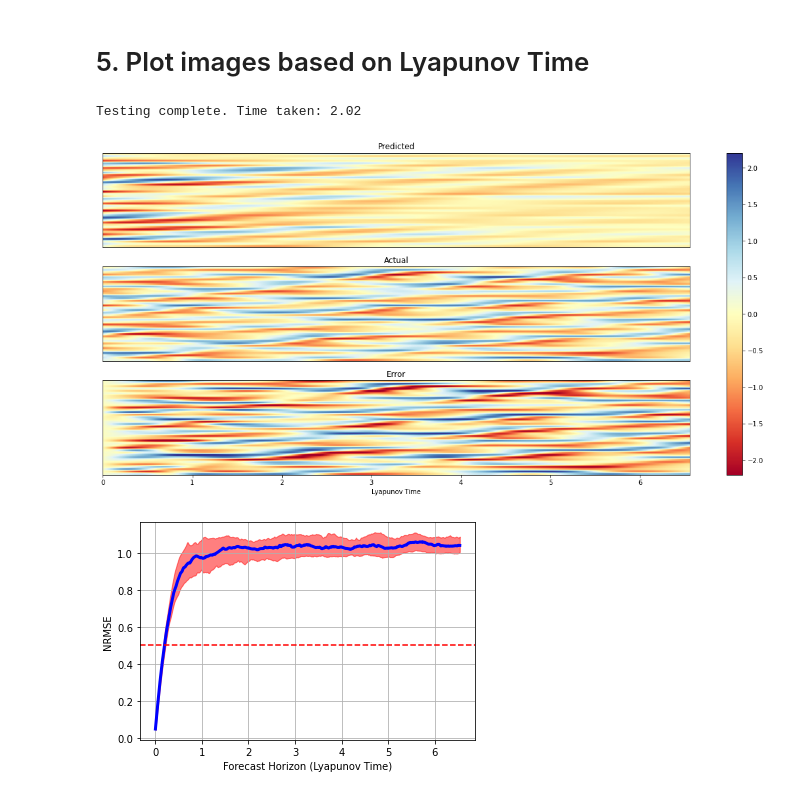
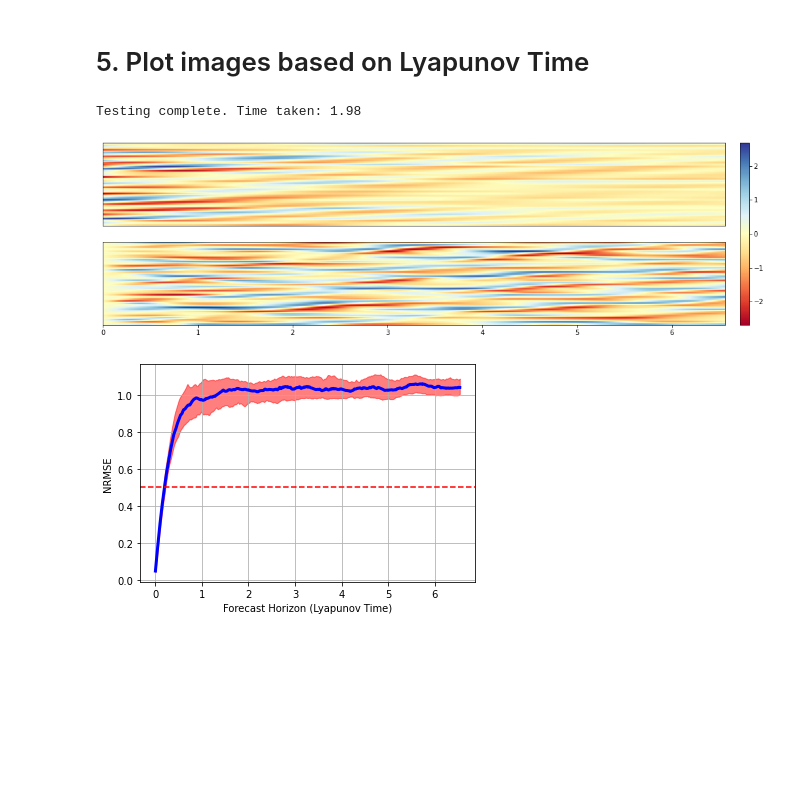
Before and after one commit to justlotw/Deep-Learning-Prediction-and-Uncertainty-Quantification-of-High-Dimensional-Time-Series-Data, a Jupyter notebook: 2_small_size/1_lorenz8_20percent/2_lstm_lorenz8_small.ipynb, the cells around one changed output. Saved outputs shown, nothing was run; the diff lists cells and outputs as text; code cells hidden in the pictures; blank space fills up the shorter version.

```diff
--- a/2_small_size/1_lorenz8_20percent/2_lstm_lorenz8_small.ipynb
+++ b/2_small_size/1_lorenz8_20percent/2_lstm_lorenz8_small.ipynb
@@ -1135,15 +1135,16 @@ forecast_batch = jax.jit(jax.vmap(forecast, in_axes=(None,0,0,None)), static_arg
 params = load_obj("results/lstm/best_params.pkl")
 # %%
 mean_pred = get_test_pred(X_test, params, (process_batch, forecast_batch))
+save_obj(mean_pred, "results", "lstm_pred.pkl")
 # %% [output]
-Testing complete. Time taken: 2.02
+Testing complete. Time taken: 1.98
 # %%
-save_obj(mean_pred, "results", "lstm_pred.pkl")
+mean_pred = load_obj("results/lstm_pred.pkl")
 # %%
 total_lyapunov_time_pred = 4 / LORENZ_LT # Amount of Lyapunov Time in Test set
 # %%
-plot_predictions(mean_pred, y_test, total_lyapunov_time_pred, save_name = "Lorenz_Small_LSTM")
+plot_predictions(mean_pred, y_test, total_lyapunov_time_pred, save_name = "lorenz_small_lstm", pred_only = True)
 # %% [output]
-[figure, old version]
+[figure, new version]
 # %%
 res_single = PointExperimentResultLyapunov(mean_pred - y_test, "lorenz")
```
Also changed, not shown: parts of 1 cell of this notebook, 12 other files.
